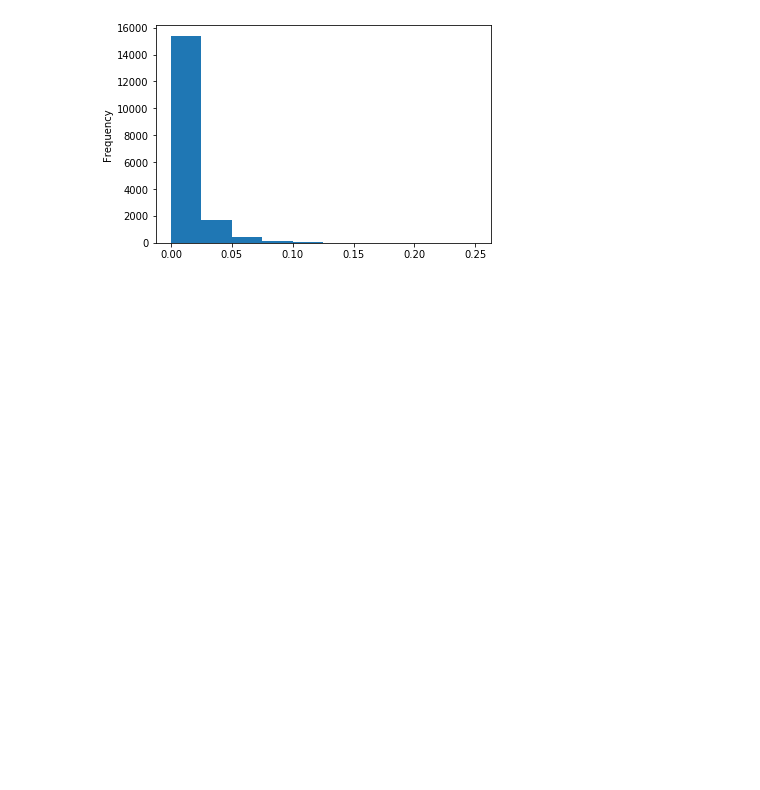
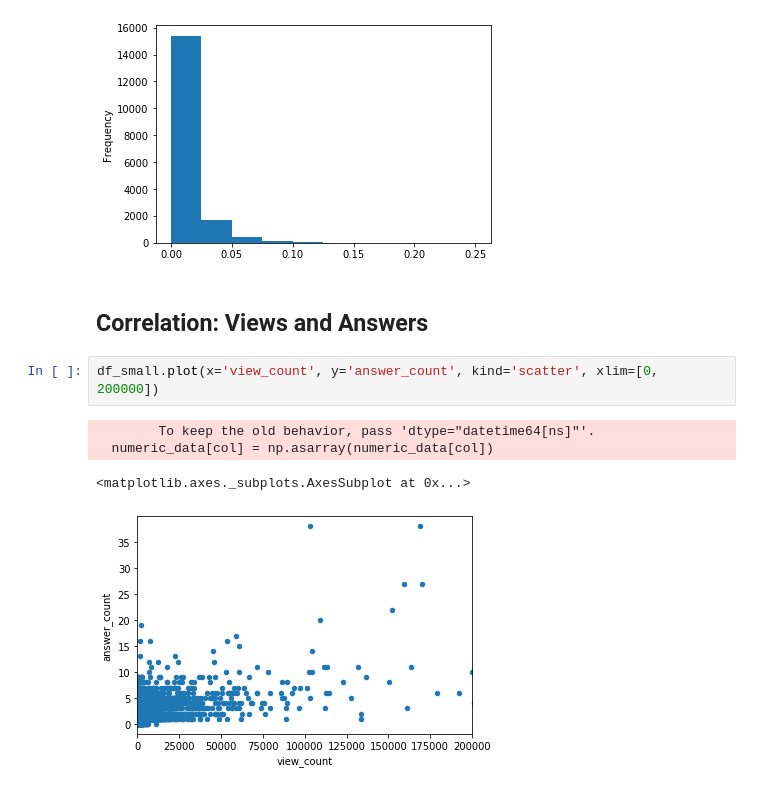
Before and after one commit to tarrade/proj_NLP_text_classification_with_GCP, a Jupyter notebook: notebook/01-Exploration-BigQuery-Prinz.ipynb, the cells around one changed output. Saved outputs shown, nothing was run; the diff lists cells and outputs as text; blank space fills up the shorter version.

```diff
--- a/notebook/01-Exploration-BigQuery-Prinz.ipynb
+++ b/notebook/01-Exploration-BigQuery-Prinz.ipynb
@@ -447,3 +149,12 @@ df_small['view_answer_ratio'].plot(kind='hist')
 # %% [output]
 <matplotlib.axes._subplots.AxesSubplot at 0x...>
 [figure]
+# %% [markdown]
+## Correlation: Views and Answers
+# %%
+df_small.plot(x='view_count', y='answer_count', kind='scatter', xlim=[0, 200000])
+# %% [output]
+        To keep the old behavior, pass 'dtype="datetime64[ns]"'.
+  numeric_data[col] = np.asarray(numeric_data[col])
+<matplotlib.axes._subplots.AxesSubplot at 0x...>
+[figure, added]
```
Also changed, not shown: parts of 78 cells of this notebook, 1 other file.
